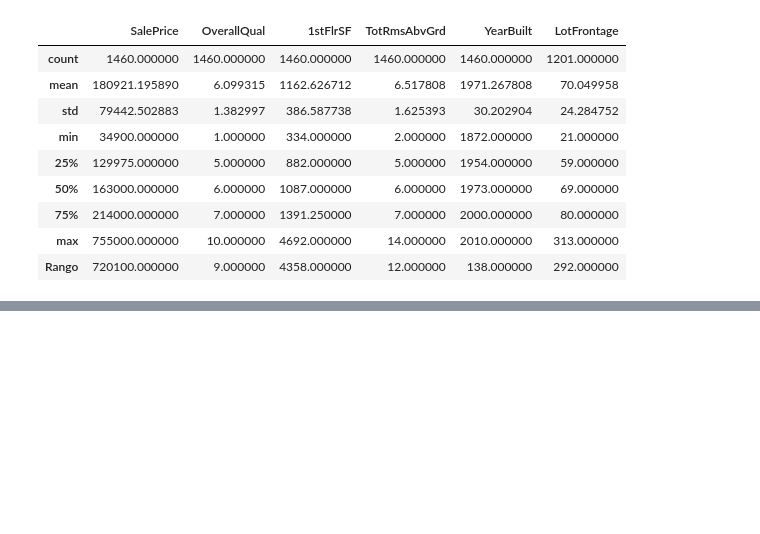
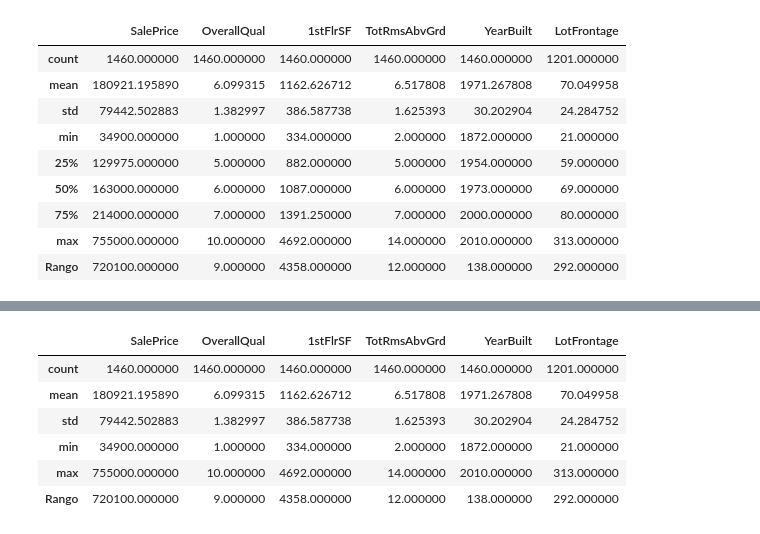
Before and after one commit to ronaldbailey/Proyecto-1---Regresi-n-con-Progra-, a Jupyter notebook: proyecto1.ipynb, the cells around one changed output, grey strips where cells are left out. Saved outputs shown, nothing was run; the diff lists cells and outputs as text; code cells hidden in the pictures; blank space fills up the shorter version.

```diff
--- a/proyecto1.ipynb
+++ b/proyecto1.ipynb
@@ -444,0 +465,17 @@ resultado
+# %%
+resultado.loc[[
+'count'	,
+'mean'	,
+'std'	,##desviacion standard
+'min'	,
+'max'	,
+'Rango'
+],:]
+# %% [output]
+|  | SalePrice | OverallQual | 1stFlrSF | TotRmsAbvGrd | YearBuilt | LotFrontage |
+| count | 1460.000000 | 1460.000000 | 1460.000000 | 1460.000000 | 1460.000000 | 1201.000000 |
+| mean | 180921.195890 | 6.099315 | 1162.626712 | 6.517808 | 1971.267808 | 70.049958 |
+| std | 79442.502883 | 1.382997 | 386.587738 | 1.625393 | 30.202904 | 24.284752 |
+| min | 34900.000000 | 1.000000 | 334.000000 | 2.000000 | 1872.000000 | 21.000000 |
+| max | 755000.000000 | 10.000000 | 4692.000000 | 14.000000 | 2010.000000 | 313.000000 |
+| Rango | 720100.000000 | 9.000000 | 4358.000000 | 12.000000 | 138.000000 | 292.000000 |
```
Also changed, not shown: parts of 4 cells of this notebook.
